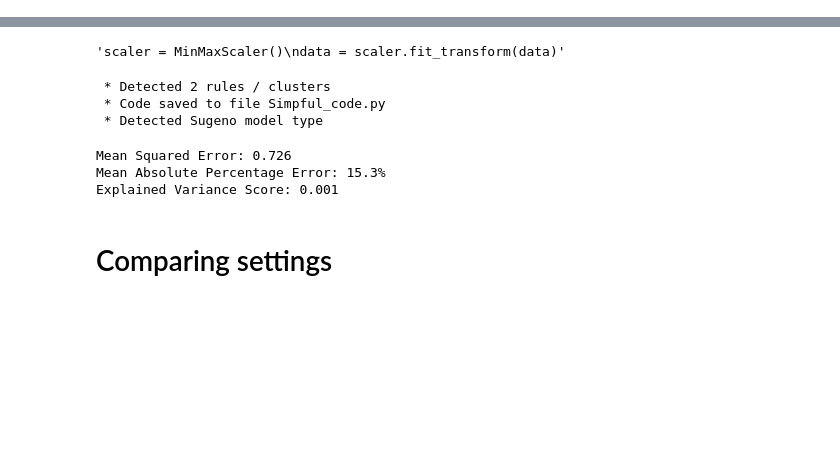
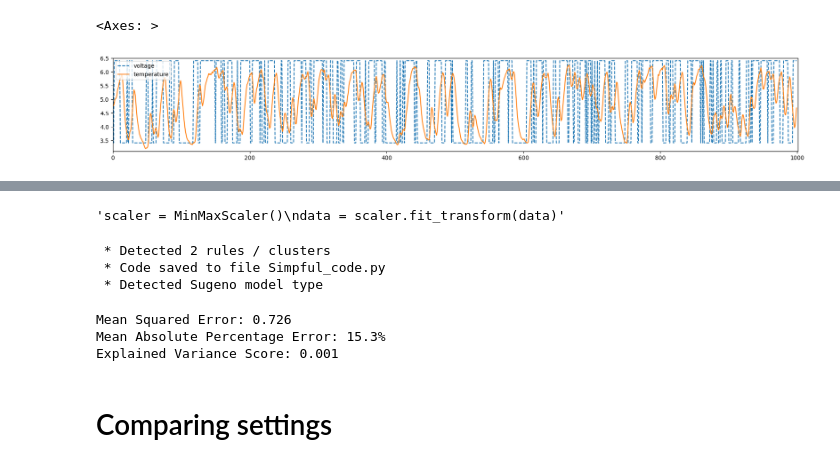
Before and after one commit to c-radicallis/Sis_Inteligentes_1st_Assignment, a Jupyter notebook: hairdryer_notebook.ipynb, the cells around one changed output, grey strips where cells are left out. Drawn from its saved outputs; the diff is of its cells as text; code cells hidden in the pictures; blank space fills up the shorter version.

Commit message:
working on plotting things

```diff
--- a/hairdryer_notebook.ipynb
+++ b/hairdryer_notebook.ipynb
@@ -19,3 +19,8 @@ from sklearn.metrics import mean_squared_error, mean_absolute_percentage_error,
 data = read_csv('data/hairdryer.csv')
 # %%
 var_names = data.columns[0:-1]
+# %%
+data.plot(figsize=(22,3) , xlim=(0,1001) , ylim=(3.1 , 6.5) , style=['--','-'])
+# %% [output]
+<Axes: >
+[figure, added]
```
Also changed, not shown: parts of 5 cells of this notebook.
